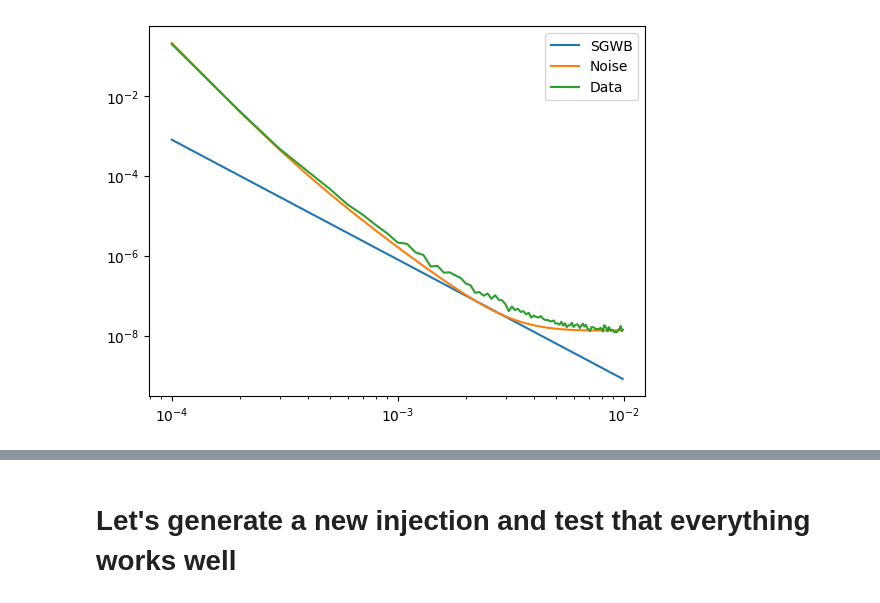
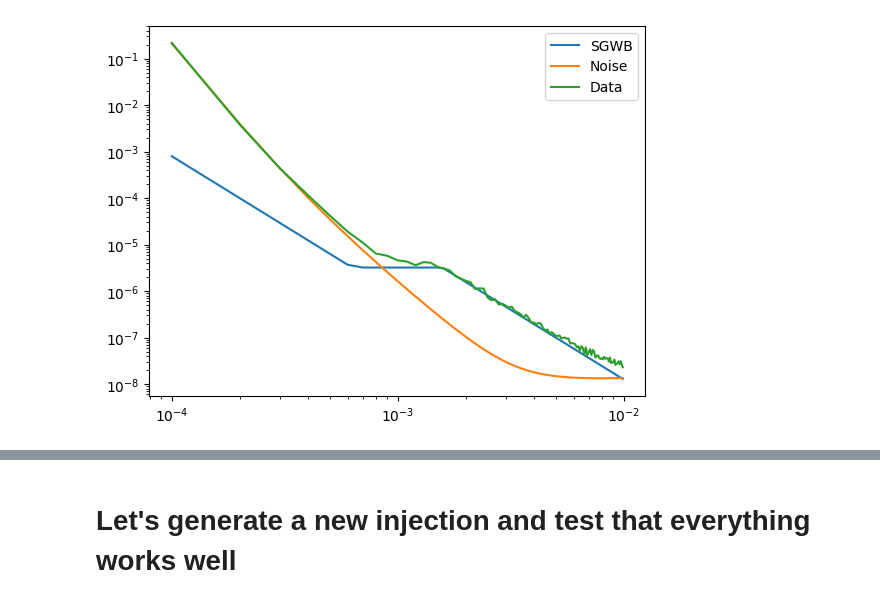
Before and after one commit to PEREGRINE-GW/saqqara, a Jupyter notebook: saqqara/Example_notebook.ipynb, the cells around one changed output, grey strips where cells are left out. Saved outputs shown, nothing was run; the diff lists cells and outputs as text; code cells hidden in the pictures.

```diff
--- a/saqqara/Example_notebook.ipynb
+++ b/saqqara/Example_notebook.ipynb
@@ -104,12 +104,12 @@ logratios = pd.read_pickle(path_to_logratios)
 ### Loads the injections and builds a vector
 truth = np.append( list(conf['injection']['sgwb'].values()), list(conf['injection']['noise'].values()) )
 # %%
-plt.loglog(simulator.f_vec, simulator.sgwb_template(simulator.f_vec, *truth[:2]), label='SGWB')
-plt.loglog(simulator.f_vec, simulator.noise_template(simulator.f_vec, *truth[2:]), label='Noise')
+plt.loglog(simulator.f_vec, simulator.sgwb_template(simulator.f_vec, truth[:-2]), label='SGWB')
+plt.loglog(simulator.f_vec, simulator.noise_template(simulator.f_vec, truth[-2:]), label='Noise')
 plt.loglog(simulator.f_vec, obs['data'], label='Data')
 plt.legend(loc=1);
 # %% [output]
-[figure, old version]
+[figure, new version]
 # %%
 ### This cell plots the results
 fig = plt.figure(figsize=(12, 8))
```
Also changed, not shown: parts of 10 cells of this notebook.
